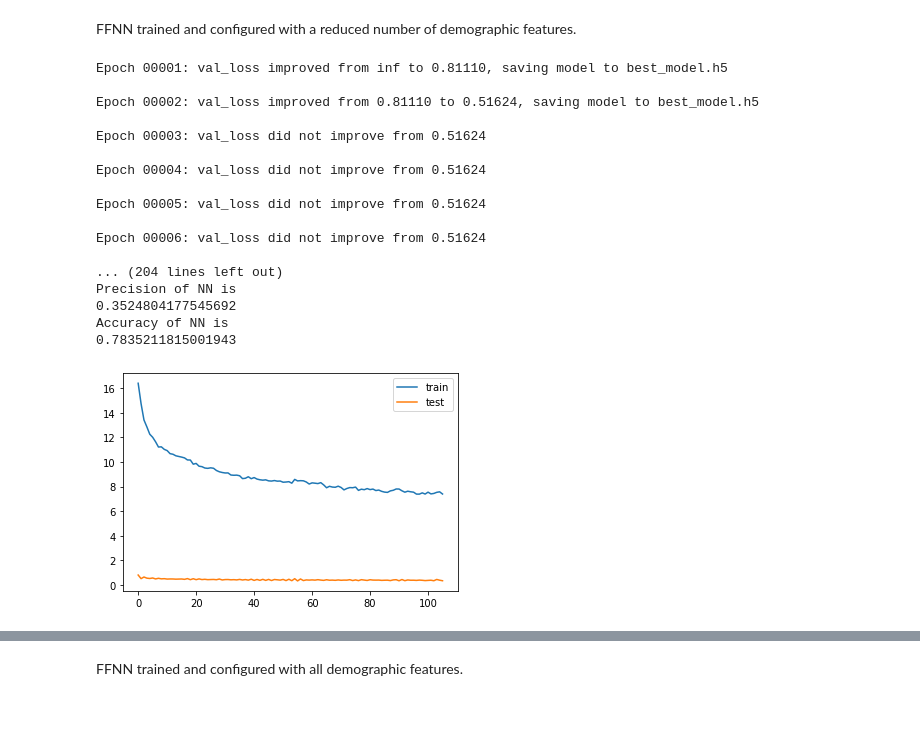
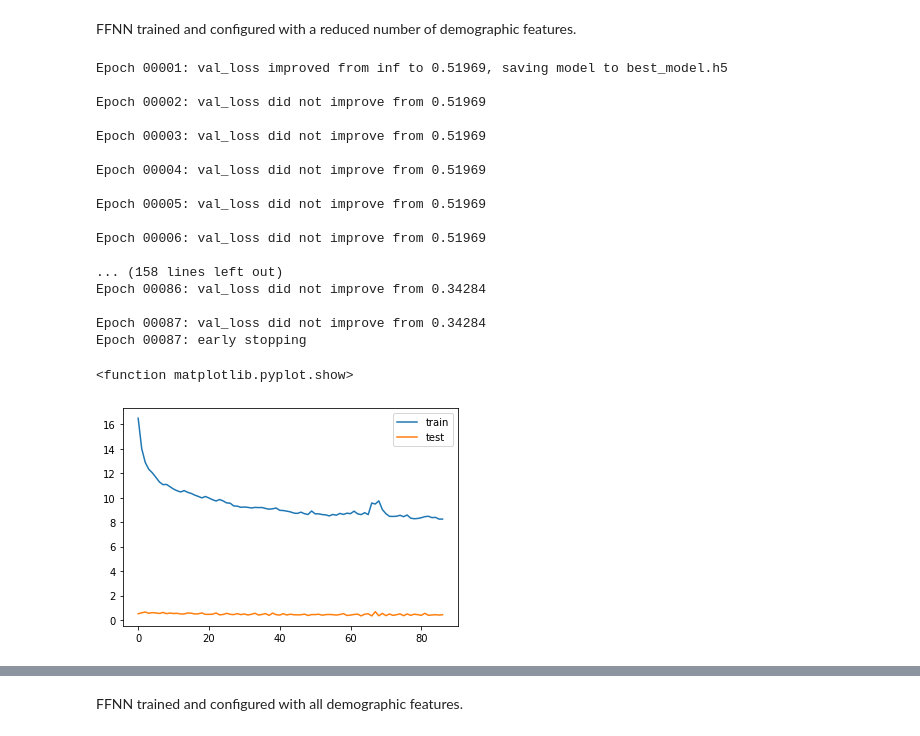
Before and after one commit to mrosasraya/Gentrification, a Jupyter notebook: Deep_Learning_Models.ipynb, the cells around one changed output, grey strips where cells are left out. Drawn from its saved outputs; the diff is of its cells as text; code cells hidden in the pictures.

```diff
--- a/Deep_Learning_Models.ipynb
+++ b/Deep_Learning_Models.ipynb
@@ -117,61 +123,60 @@ FFNN trained and configured with a reduced number of demographic features.
 from keras.callbacks import EarlyStopping
 from keras.models import load_model
 
-model = Sequential()
-model.add(Dense(105, input_dim = X_06R_train.shape[1], activation='selu'))
-model.add(Dense(105, activation='selu'))
-model.add(Dropout(0.3))
-model.add(Dense(105, activation='selu'))
-model.add(Dropout(0.3))
-model.add(Dense(105, activation='selu'))
-model.add(Dense(1, activation='sigmoid'))
+model_06R = Sequential()
+model_06R.add(Dense(105, input_dim = X_06R_train.shape[1], activation='selu'))
+model_06R.add(Dense(105, activation='selu'))
+model_06R.add(Dropout(0.3))
+model_06R.add(Dense(105, activation='selu'))
+model_06R.add(Dropout(0.3))
+model_06R.add(Dense(105, activation='selu'))
+model_06R.add(Dense(1, activation='sigmoid'))
 
-model.compile(loss='binary_crossentropy',
+model_06R.compile(loss='binary_crossentropy',
               optimizer='adam',
               metrics=metrics,)
 
 
-es = EarlyStopping(monitor='val_loss', mode='min', verbose=1, patience=50)
+es = EarlyStopping(monitor='val_loss', mode='min', verbose=1, patience=20)
 mc = tf.keras.callbacks.ModelCheckpoint('best_model.h5',
                                         monitor='val_loss',
                                         mode='min',
                                         verbose=1,
                                         save_best_only=True)
 
-history = model.fit(x=X_06R_train,
+history_06R = model_06R.fit(x=X_06R_train,
                     y=y_06R_train,
                     validation_data=(X_06R_val, y_06R_val),
                     epochs=300,
                     batch_size=2000,
                     class_weight=cw_06,
                     verbose=0,
                     callbacks=[es, mc]
                     )
 
-saved_model = load_model('best_model.h5')
+saved_model_06R = load_model('best_model.h5')
 
-plt.plot(history.history['loss'], label='train')
-plt.plot(history.history['val_loss'], label='test')
+plt.plot(history_06R.history['loss'], label='train')
+plt.plot(history_06R.history['val_loss'], label='test')
 plt.legend()
 plt.show
-
-print_metrics(saved_model.predict(X_06R_test).round(),y_06R_test, name='NN')
 # %% [output]
-Epoch 00001: val_loss improved from inf to 0.81110, saving model to best_model.h5
+Epoch 00001: val_loss improved from inf to 0.51969, saving model to best_model.h5
 
-Epoch 00002: val_loss improved from 0.81110 to 0.51624, saving model to best_model.h5
+Epoch 00002: val_loss did not improve from 0.51969
 
-Epoch 00003: val_loss did not improve from 0.51624
+Epoch 00003: val_loss did not improve from 0.51969
 
-Epoch 00004: val_loss did not improve from 0.51624
+Epoch 00004: val_loss did not improve from 0.51969
 
-Epoch 00005: val_loss did not improve from 0.51624
+Epoch 00005: val_loss did not improve from 0.51969
 
-Epoch 00006: val_loss did not improve from 0.51624
+Epoch 00006: val_loss did not improve from 0.51969
 
-... (204 lines left out)
-Precision of NN is
-0.3524804177545692
-Accuracy of NN is
-0.7835211815001943
+... (158 lines left out)
+Epoch 00086: val_loss did not improve from 0.34284
+
+Epoch 00087: val_loss did not improve from 0.34284
+Epoch 00087: early stopping
+<function matplotlib.pyplot.show>
-[figure, old version]
+[figure, new version]
```
Also changed, not shown: parts of 13 cells of this notebook, 1 other file.
